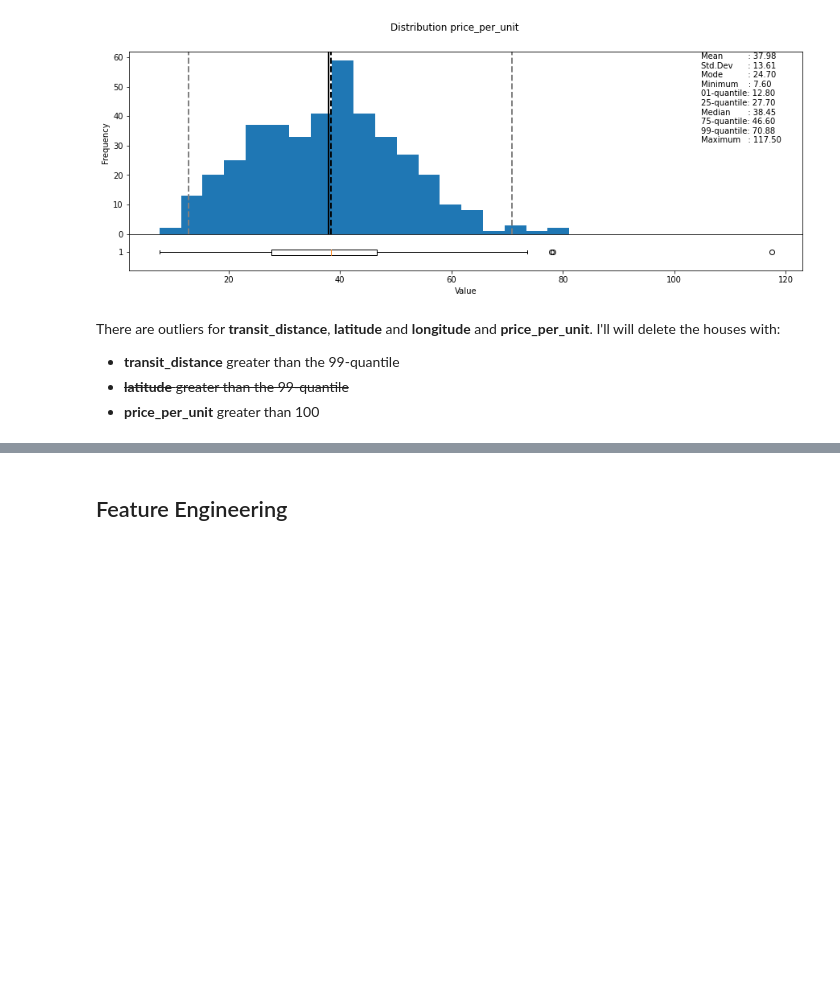
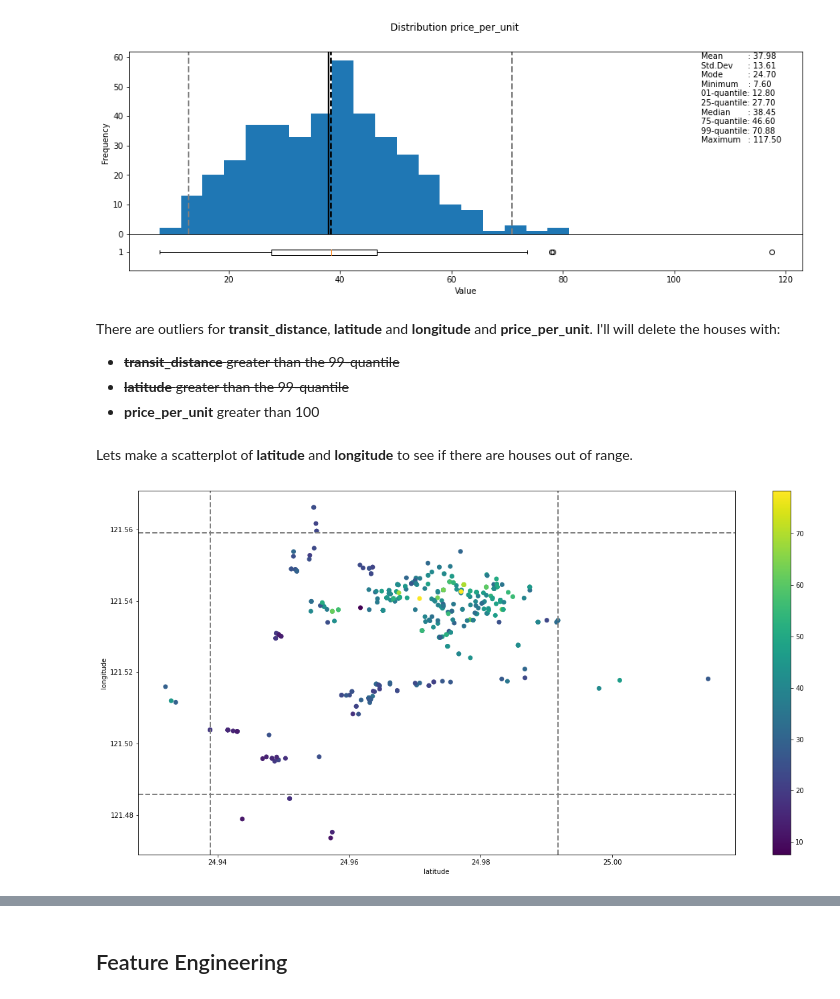
Before and after one commit to jschevers/ml-basics, a Jupyter notebook: challenges/02 - Real Estate Regression Challenge.ipynb, the cells around one changed output, grey strips where cells are left out. Saved outputs shown, nothing was run; the diff lists cells and outputs as text; code cells hidden in the pictures; blank space fills up the shorter version.

```diff
--- a/challenges/02 - Real Estate Regression Challenge.ipynb
+++ b/challenges/02 - Real Estate Regression Challenge.ipynb
@@ -147,7 +138,7 @@ for ft in data.columns:
 # %% [markdown]
 There are outliers for **transit_distance**,  **latitude** and **longitude** and **price_per_unit**.
 I'll will delete the houses with:
-* **transit_distance** greater than the 99-quantile
+* ~~**transit_distance** greater than the 99-quantile~~
 * ~~**latitude** greater than the 99-quantile~~
 * **price_per_unit** greater than 100
 # %%
@@ -155,5 +146,29 @@ q99_transit_distance = data['transit_distance'].quantile(.99)
 #q99_latitude = data['latitude'].quantile(.99)
 # %%
-data = data[data['transit_distance'] <= q99_transit_distance]
+#data = data[data['transit_distance'] <= q99_transit_distance]
 #data = data[data['latitude'] <= q99_latitude]
 data = data[data['price_per_unit'] <= 100]
+# %% [markdown]
+Lets make a scatterplot of **latitude** and **longitude** to see if there are houses out of range.
+# %%
+# quantiles
+qlat_01 = data['latitude'].quantile(0.01)
+qlat_99 = data['latitude'].quantile(0.99)
+qlon_01 = data['longitude'].quantile(0.01)
+qlon_99 = data['longitude'].quantile(0.99)
+
+# the plot
+plt.figure(figsize=(20,10))
+plt.scatter(x =  data['latitude'], y =  data['longitude'], c  = data['price_per_unit'])
+plt.xlabel("latitude")
+plt.ylabel("longitude")
+plt.colorbar()
+
+# quantile lines
+plt.axvline(x = qlat_01, color = 'gray', linestyle = 'dashed', linewidth = 2)
+plt.axvline(x = qlat_99, color = 'gray', linestyle = 'dashed', linewidth = 2)
+plt.axhline(y = qlon_01, color = 'gray', linestyle = 'dashed', linewidth = 2)
+plt.axhline(y = qlon_99, color = 'gray', linestyle = 'dashed', linewidth = 2)
+plt.show()
+# %% [output]
+[figure, added]
```
Also changed, not shown: parts of 14 cells of this notebook.
